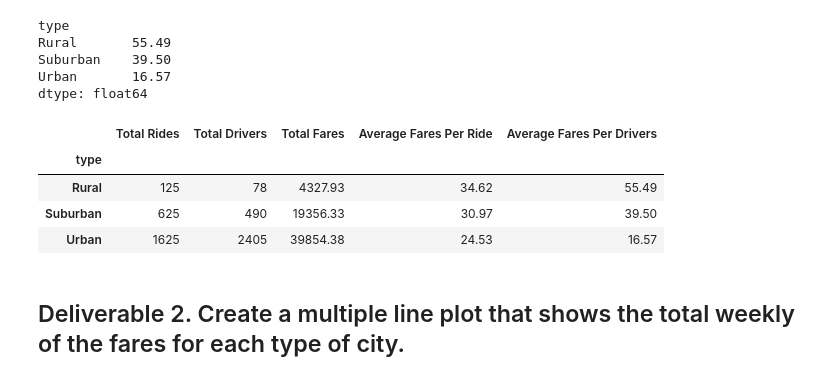
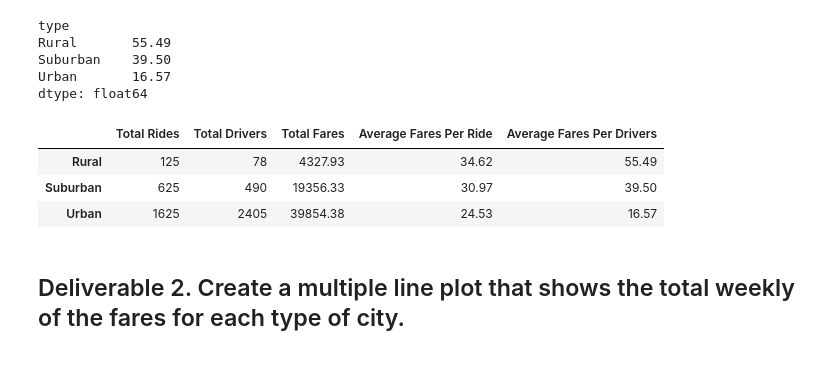
Before and after one commit to cranade/PyBer_Analysis, a Jupyter notebook: PyBer_Challenge.ipynb, the cells around one changed output. Cells and saved outputs as stored; diff of their text form; code cells hidden in the pictures.

```diff
--- a/PyBer_Challenge.ipynb
+++ b/PyBer_Challenge.ipynb
@@ -167,15 +167,18 @@ type_summary_df = pd.DataFrame({
           "Total Fares": sum_fares_by_type.round(2),
           "Average Fares Per Ride": fares_per_ride.round(2),
           "Average Fares Per Drivers": fares_per_driver.round(2)})
-
-type_summary_df
-# %% [output]
-|  | Total Rides | Total Drivers | Total Fares | Average Fares Per Ride | Average Fares Per Drivers |
-| type |  |  |  |  |  |
-| Rural | 125 | 78 | 4327.93 | 34.62 | 55.49 |
-| Suburban | 625 | 490 | 19356.33 | 30.97 | 39.50 |
-| Urban | 1625 | 2405 | 39854.38 | 24.53 | 16.57 |
 # %%
-# Calculate averages for the desired columns.
+#7Cleaning up the DataFrame. Delete the index name Calculate averages for the desired columns.
+
+#8. Format the columns.
+
+type_summary_df.index.name = None
+
+type_summary_df
+# %% [output]
+|  | Total Rides | Total Drivers | Total Fares | Average Fares Per Ride | Average Fares Per Drivers |
+| Rural | 125 | 78 | 4327.93 | 34.62 | 55.49 |
+| Suburban | 625 | 490 | 19356.33 | 30.97 | 39.50 |
+| Urban | 1625 | 2405 | 39854.38 | 24.53 | 16.57 |
 # %%
 #  7. Cleaning up the DataFrame. Delete the index name
```
Also changed, not shown: parts of 3 cells of this notebook.
